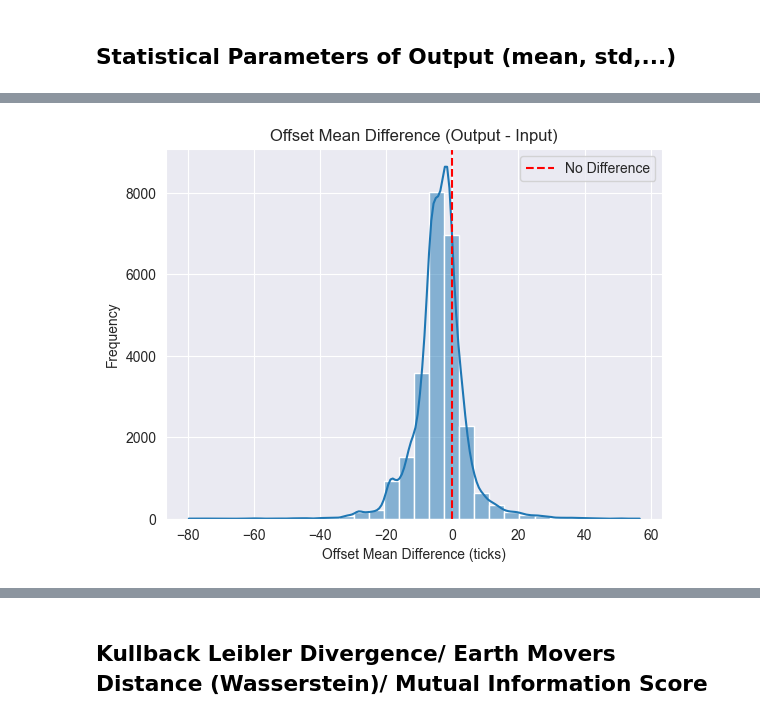
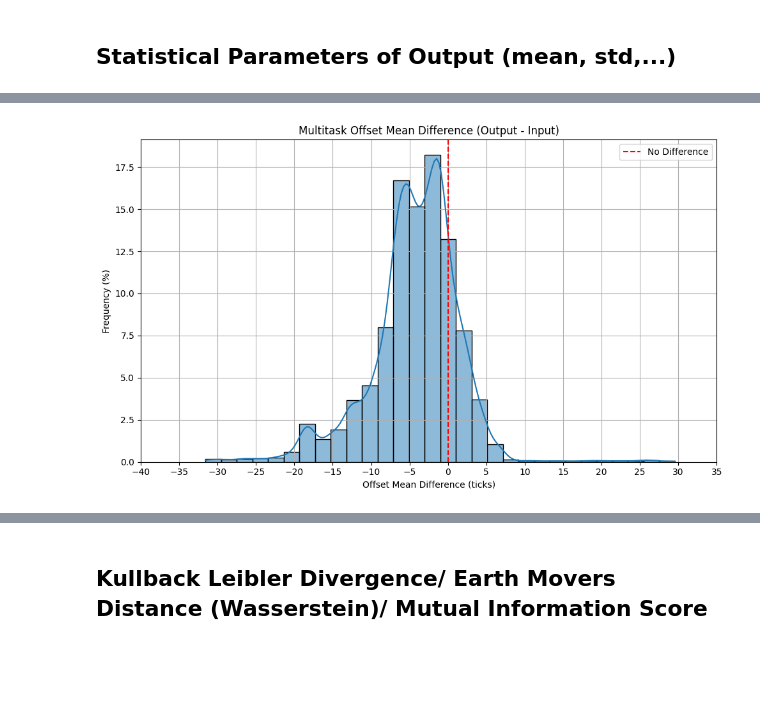
Before and after one commit to FlowkoHinti/GroovePal, a Jupyter notebook: Evaluation/ModelOutputAnalysis.ipynb, the cells around one changed output, grey strips where cells are left out. Drawn from its saved outputs; the diff is of its cells as text; code cells hidden in the pictures; blank space fills up the shorter version.

Commit message:
plotting

```diff
--- a/Evaluation/ModelOutputAnalysis.ipynb
+++ b/Evaluation/ModelOutputAnalysis.ipynb
@@ -8,11 +8,20 @@ from pathlib import Path
 import sys, os
 
 sys.path.append(str(Path(os.getcwd()).parent))
-from GroovePal.GrooveModel.Utils.DNAValue import *
+from GrooveModel.Utils.DNAValue import *
 
-from seaborn import histplot
 from scipy.stats import entropy
 from scipy.stats import wasserstein_distance
+
+
+import seaborn as sns
+from seaborn import histplot
+
+import matplotlib as mpl
+import matplotlib.pyplot as plt
+
+plt.style.use("default")
+mpl.rcParams.update(mpl.rcParamsDefault)
 # %% [markdown]
 # Load Data
 # %%
@@ -79,0 +83,3 @@ Filtered eval data shape: (20299, 13)
+# %%
+multi_outputs = eval_data[eval_data['model_type'] == 'multitask']
+multi_outputs.head()
@@ -301,0 +307,11 @@ plt.show()
+# %%
+#
+multi_stats = stats_df.merge(
+    multi_outputs,
+    left_on="dna_file",
+    right_on="dna",
+    how="inner",
+    validate="one_to_one"
+)
+
+multi_stats.head()
@@ -302,12 +343,17 @@ plt.show()
 # %%
-off_diff = stats_df['off_mean'] - stats_df['input_off_mean']
+off_diff = multi_stats['off_mean'] - multi_stats['input_off_mean']
+off_diff = off_diff[(off_diff >= -40) & (off_diff <= 40)]
 
-sns.histplot(off_diff, bins=30, kde=True)
-plt.title('Offset Mean Difference (Output - Input)')
+plt.figure(figsize=(10, 6))
+sns.histplot(off_diff, bins=30, kde=True, stat='percent')
+plt.title('Multitask Offset Mean Difference (Output - Input)')
 plt.xlabel('Offset Mean Difference (ticks)')
-plt.ylabel('Frequency')
+plt.xticks(range(-40, 40, 5))
+plt.ylabel('Frequency (%)')
 plt.axvline(0, color='red', linestyle='--', label='No Difference')
+plt.grid()
 plt.legend()
+plt.tight_layout()
 plt.show()
 # %% [output]
-[figure, old version]
+[figure, new version]
```
Also changed, not shown: parts of 21 cells of this notebook, 1 other file.
